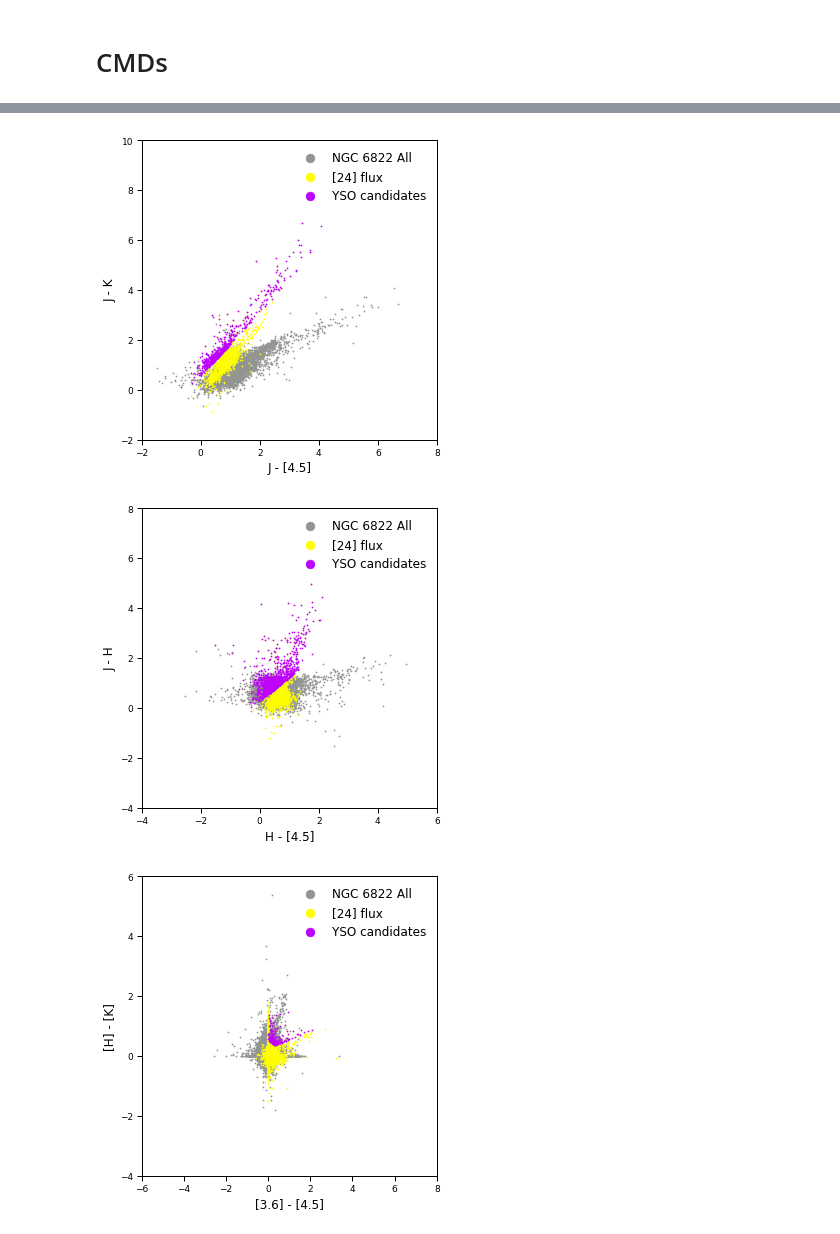
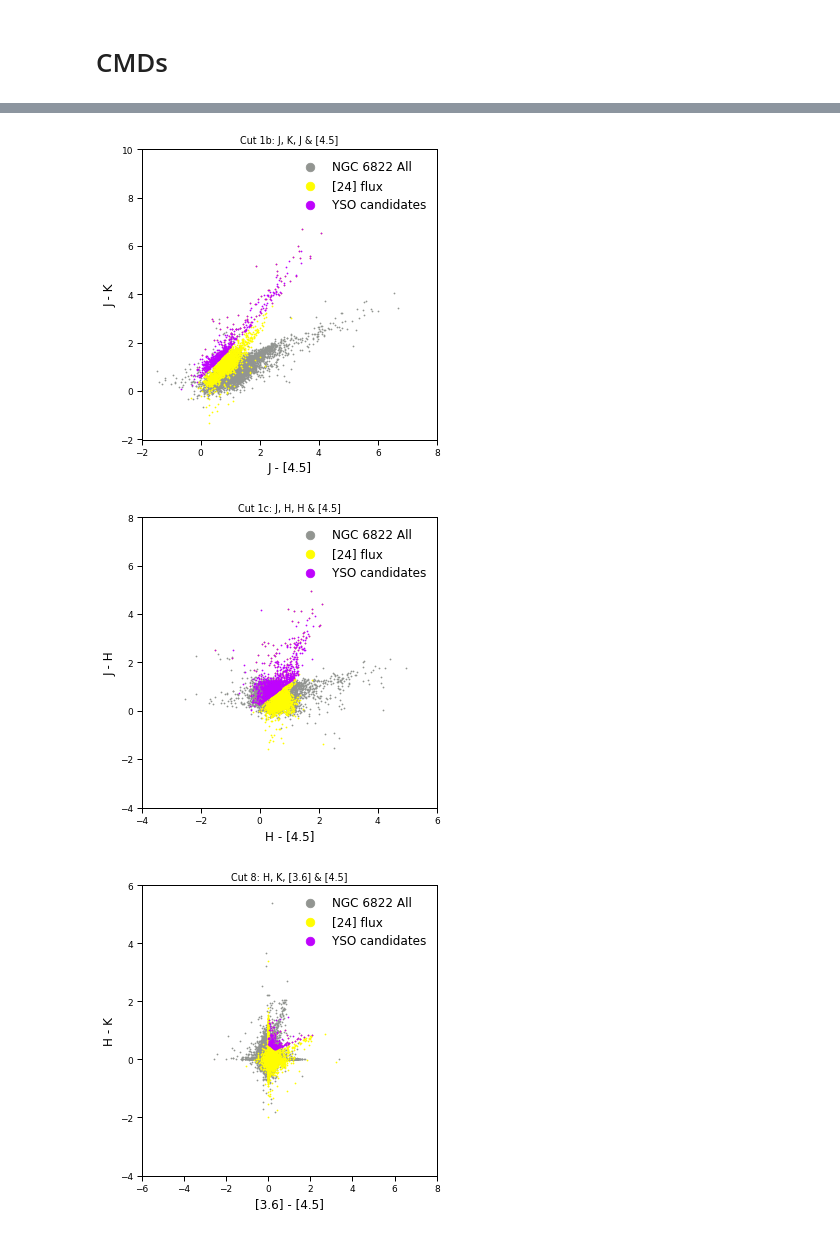
Before and after one commit to MichaelSharp7/YSOs, a Jupyter notebook: NGC6822_eg_trial.ipynb, the cells around one changed output, grey strips where cells are left out. Drawn from its saved outputs; the diff is of its cells as text; code cells hidden in the pictures.

```diff
--- a/NGC6822_eg_trial.ipynb
+++ b/NGC6822_eg_trial.ipynb
@@ -59,7 +59,19 @@ data['c4']=0
 data['c5']=0
 data['c6']=0
 
+#number of Spitzer data (0-5)
+data['24 data?']=0
+data['36 data?']=0
+data['45 data?']=0
+data['58 data?']=0
+data['80 data?']=0
+data['SpNum']=0
 
+#number of HJK data (0-3)
+data['H data?']=0
+data['J data?']=0
+data['K data?']=0
+data['HJKNum']=0
 
 
 
@@ -125,7 +137,7 @@ write_column(c5a_idx,'c5a')
 c5b_idx=np.where((data['k45mag']<12.2+mod) & (3.2<data['k45mag']-data['k24mag']) & (data['k45mag']-data['k24mag']<=4.0) & (data['k45mag']>15-1.25*(data['k45mag']-data['k24mag'])) & (data['e45mag']<err) & (data['e24mag']<err)&(data['e45mag']>0) & (data['e24mag']>0))
 write_column(c5b_idx,'c5b')
 
-c5c_idx=np.where((data['k45mag']>12.5+mod) & (data['k45mag']<6.43+1.03*(data['k45mag']-data['k24mag'])+mod) & (data['e45mag']<err) & (data['e24mag']<err)&(data['e45mag']>0) & (data['e24mag']>0))
+c5c_idx=np.where((data['k45mag']>12.2+mod) & (data['k45mag']<6.43+1.03*(data['k45mag']-data['k24mag'])+mod) & (data['e45mag']<err) & (data['e24mag']<err)&(data['e45mag']>0) & (data['e24mag']>0))
 write_column(c5c_idx,'c5c')
 
 c6a_idx=np.where((data['k80mag']<10+mod) & (data['k80mag']-data['k24mag']>=2.7) & (data['e80mag']<err) & (data['e24mag']<err)&(data['e80mag']>0) & (data['e24mag']>0))
@@ -145,10 +157,10 @@ c8_idx=np.where((data['Hmag']-data['Kmag']>0.0) & (data['Hmag']-data['Kmag']>0.9
 write_column(c8_idx,'c8')
 
 
-#add columns of the inidvidual conditions together
+#add columns of the inidvidual cut conditions together
 #entries in this column are the number of these conditions met
 data['c1']=data['c1a']+data['c1b']+data['c1c']
-data['c2']=data['c2a']+data['c2b']+data['c3c']
+data['c2']=data['c2a']+data['c2b']+data['c2c']
 data['c3']=data['c3a']+data['c3b']+data['c3c']
 data['c4']=data['c4a']+data['c4b']
 data['c5']=data['c5a']+data['c5b']+data['c5c']
@@ -161,6 +173,14 @@ c3_idx=np.where(data['c3']>0)
 c4_idx=np.where(data['c4']>0)
 c5_idx=np.where(data['c5']>0)
 c6_idx=np.where(data['c6']>0)
+
+#print number in cuts
+print("Number of stars in cut c1: {}".format(len(c1_idx[0])))
+print("Number of stars in cut c2: {}".format(len(c2_idx[0])))
+print("Number of stars in cut c3: {}".format(len(c3_idx[0])))
+print("Number of stars in cut c4: {}".format(len(c4_idx[0])))
+print("Number of stars in cut c5: {}".format(len(c5_idx[0])))
+print("Number of stars in cut c6: {}".format(len(c6_idx[0])))
 # %% [output]
 Number of stars in cut c1a: 1890
 Number of stars in cut c1b: 632
@@ -1024,8 +1236,8 @@ plt.legend(loc="upper right",frameon=False, scatterpoints=1, numpoints=1, marker
 # %%
 #CCDs
+#produce CCD for [a]-[b]vs.[c]-[d] with corresponding column titles
 
-
-def ccd(A,B,C,D,idx,a,b,c,d,xlimits=[0,0],ylimits=[0,0]):
+def ccd(cut,A,B,C,D,idx,a,b,c,d,xlimits=[0,0],ylimits=[0,0]):
     # Setting up plotting sizes
     plt.rc('font', family='sans-serif')
     # plt.rc("text",  usetex=True)         # Allows latex commands
@@ -1064,8 +1276,9 @@ def ccd(A,B,C,D,idx,a,b,c,d,xlimits=[0,0],ylimits=[0,0]):
     plt.xlabel(x_label, fontsize=12)
     plt.ylabel(y_label, fontsize=12)
 
-    # Add a legend
+    # Add a legend and a title
     plt.legend(loc="upper right",frameon=False, scatterpoints=1, numpoints=1, markerscale=9.)
+    plt.title('Cut '+cut+': '+a+', '+b+', '+c+' & '+d)
 
     fig.tight_layout()
     #plt.savefig("bla.pdf", bbox_inches='tight')
@@ -1073,10 +1286,10 @@ def ccd(A,B,C,D,idx,a,b,c,d,xlimits=[0,0],ylimits=[0,0]):
     plt.close()
 
 
-ccd('Hmag','Kmag','Kmag','k45mag',c1a_idx,'H','K','K','[4.5]',[-4,6],[-4,8])
-ccd('Jmag','Kmag','Jmag','k45mag',c1b_idx,'J','K','J','[4.5]',[-2,8],[-2,10])
-ccd('Jmag','Hmag','Hmag','k45mag',c1c_idx,'J','H','H','[4.5]',[-4,6],[-4,8])
+ccd('1a','Hmag','Kmag','Kmag','k45mag',c1a_idx,'H','K','K','[4.5]',[-4,6],[-4,8])
+ccd('1b','Jmag','Kmag','Jmag','k45mag',c1b_idx,'J','K','J','[4.5]',[-2,8],[-2,10])
+ccd('1c','Jmag','Hmag','Hmag','k45mag',c1c_idx,'J','H','H','[4.5]',[-4,6],[-4,8])
 #ccd('k36mag','k45mag','k58mag','k80mag',idx_ysoish_36455880,'[3.6]','[4.5]','[5.8]','[8.0]',[-6,8],[-4,6])
 #ccd('Kmag','k36mag','k36mag','k45mag',idx_ysoish_K363645,'K','[3.6]','[3.6]','[4.5]',[-4,4],[-4,6])
-ccd('Hmag','Kmag','k36mag','k45mag',c8_idx,'[H]','[K]','[3.6]','[4.5]',[-6,8],[-4,6])
+ccd('8','Hmag','Kmag','k36mag','k45mag',c8_idx,'H','K','[3.6]','[4.5]',[-6,8],[-4,6])
 # %% [output]
@@ -1084,3 +1297,3 @@ ccd('Hmag','Kmag','k36mag','k45mag',c8_idx,'[H]','[K]','[3.6]','[4.5]',[-6,8],[-
-[figure, old version]
+[figure, new version]
-[figure, old version]
+[figure, new version]
-[figure, old version]
+[figure, new version]
```
Also changed, not shown: parts of 10 cells of this notebook.
